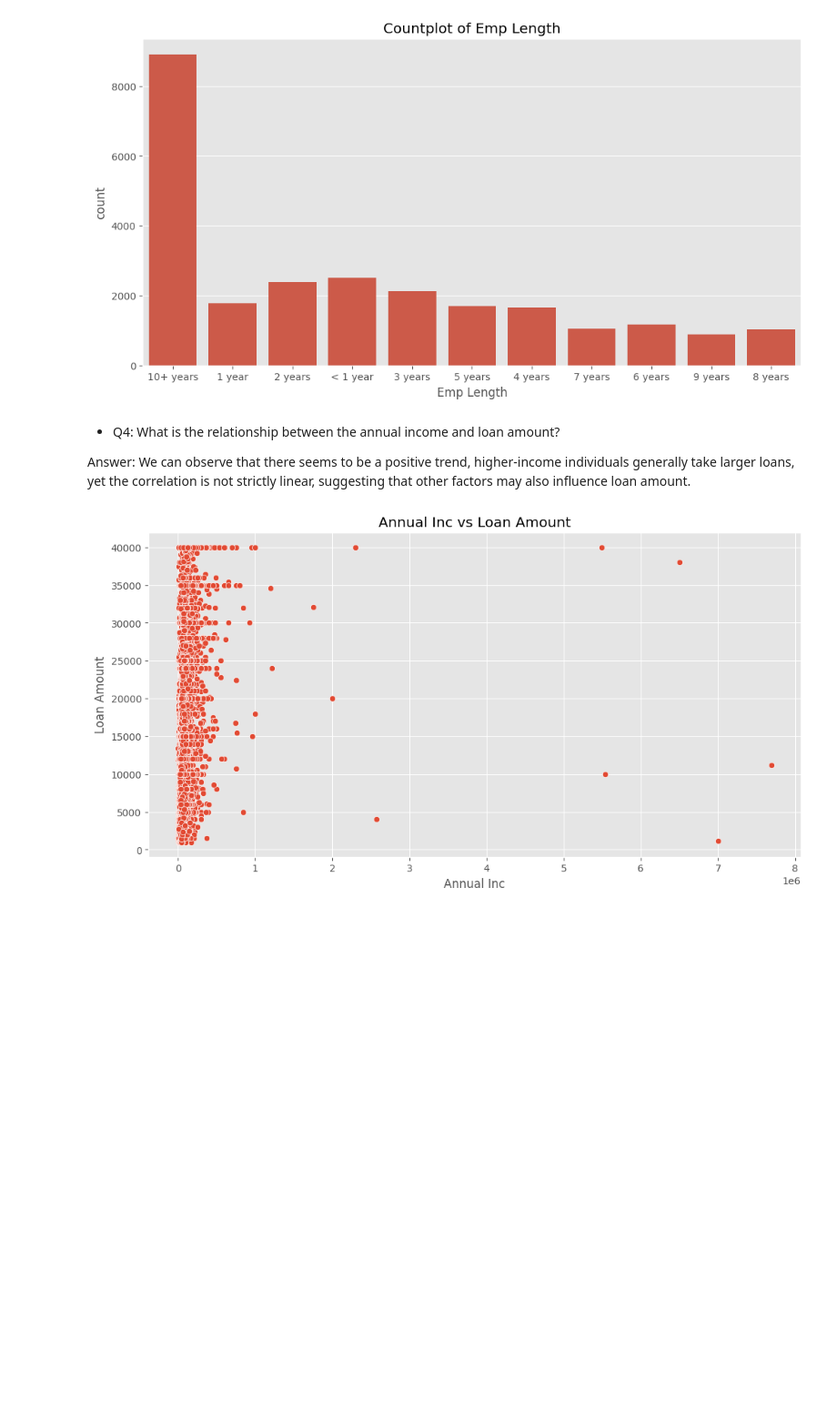
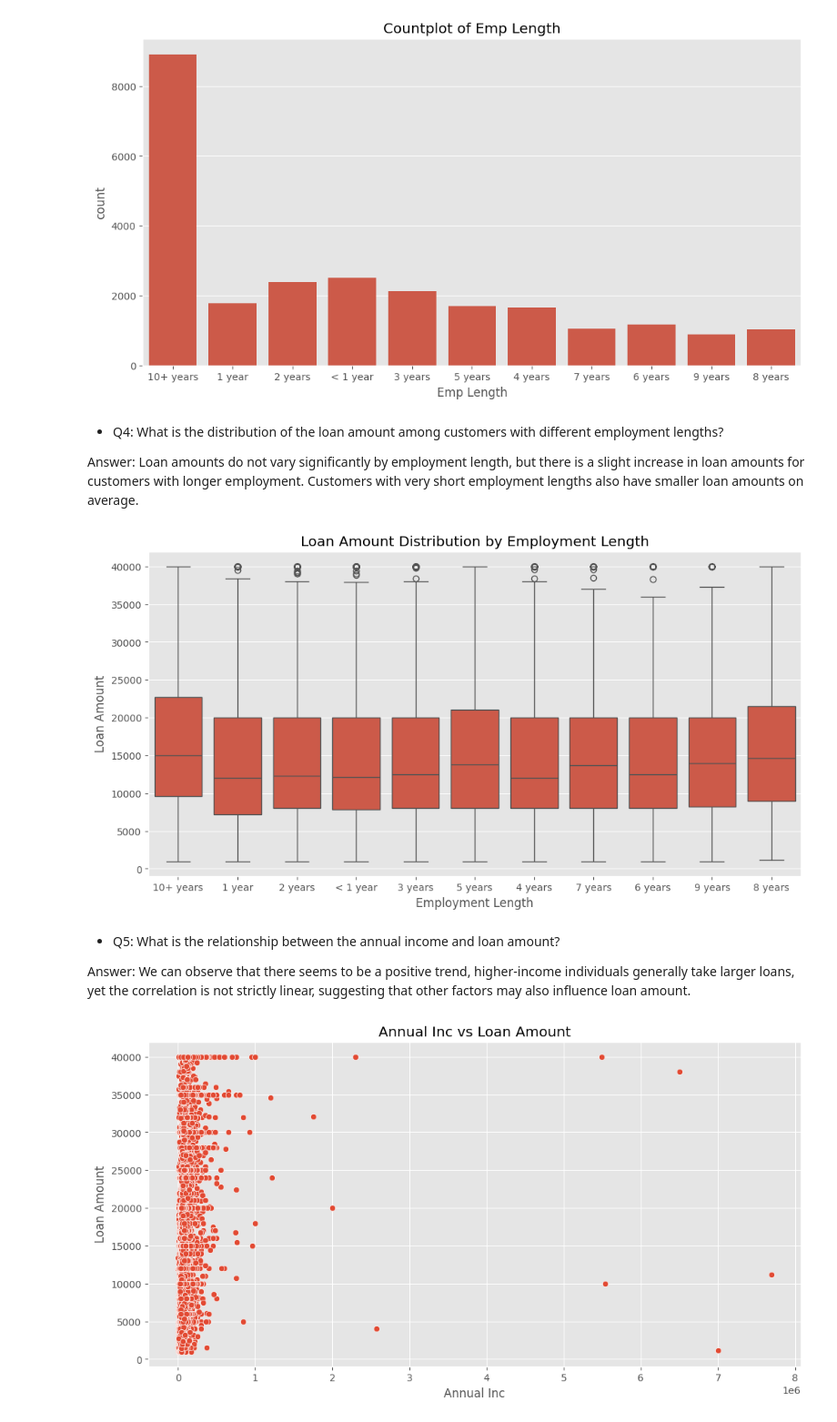
Before and after one commit to youssefayman02/Data-Engineering, a Jupyter notebook: M1-template.ipynb, the cells around one changed output. Shown at 91% size. Drawn from its saved outputs; the diff is of its cells as text; code cells hidden in the pictures; blank space fills up the shorter version.

```diff
--- a/M1-template.ipynb
+++ b/M1-template.ipynb
@@ -198,7 +223,15 @@ plot_countplot(df, 'Emp Length')
 # %% [output]
 [figure]
+# %% [markdown]
+- Q4: What is the distribution of the loan amount among customers with different employment lengths?
+
+Answer: Loan amounts do not vary significantly by employment length, but there is a slight increase in loan amounts for customers with longer employment. Customers with very short employment lengths also have smaller loan amounts on average.
+# %%
+plot_boxplot_multiple_columns(df, 'Emp Length', 'Loan Amount', 'Loan Amount Distribution by Employment Length', 'Employment Length', 'Loan Amount', (12, 6))
+# %% [output]
+[figure, added]
 # %% [markdown]
-- Q4: What is the relationship between the annual income and loan amount?
+- Q5: What is the relationship between the annual income and loan amount?
 
 Answer: We can observe that there seems to be a positive trend, higher-income individuals generally take larger loans, yet the correlation is not strictly linear, suggesting that other factors may also influence loan amount.
 # %%
```
Also changed, not shown: parts of 36 cells of this notebook.
